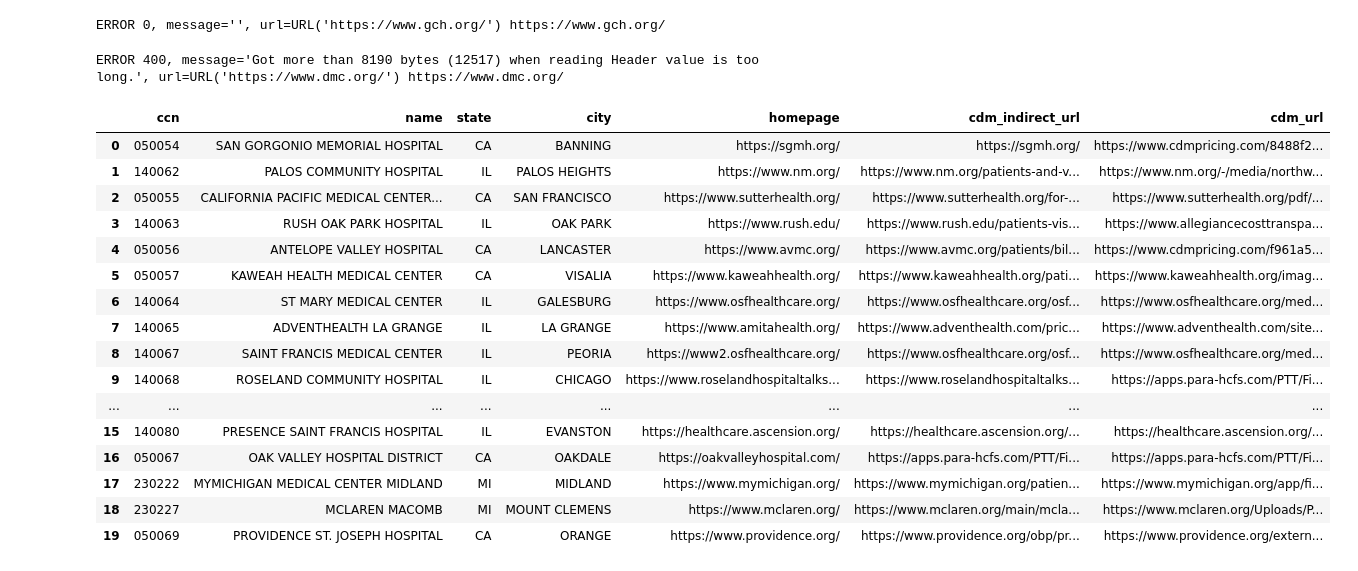
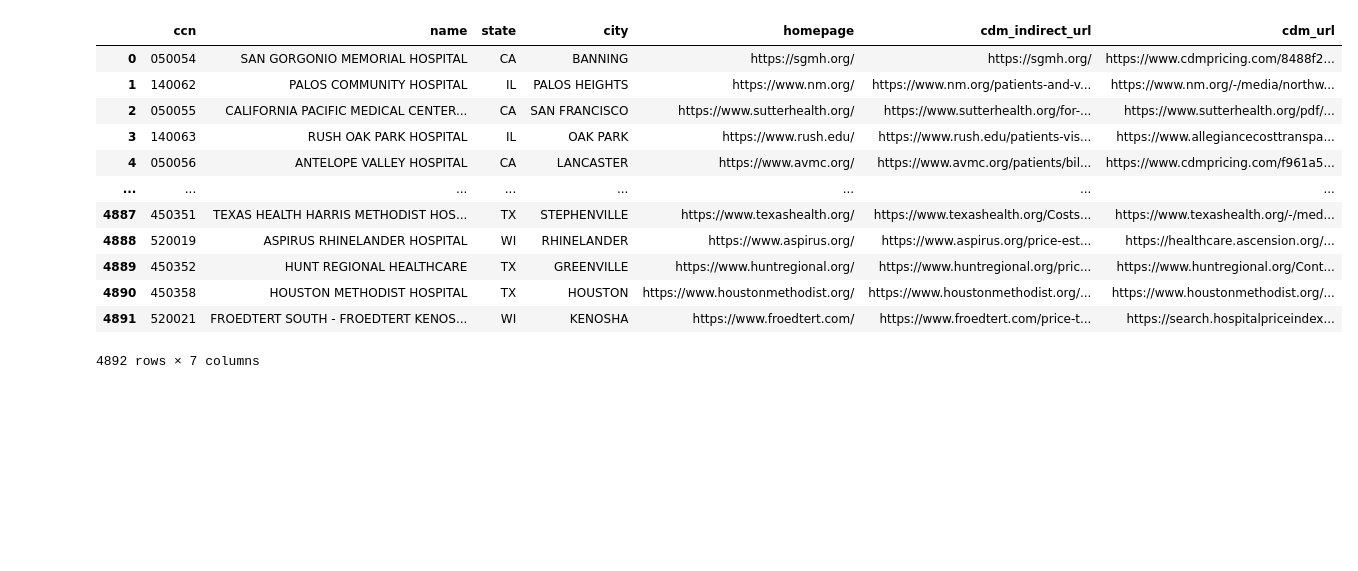
Before and after one commit to CaptainStabs/BountyScrapers, a Jupyter notebook: 11_hospitals/verifying_urls/price_transparency_audit_alec.ipynb, the cells around one changed output. Drawn from its saved outputs; the diff is of its cells as text; code cells hidden in the pictures; blank space fills up the shorter version.

```diff
--- a/11_hospitals/verifying_urls/price_transparency_audit_alec.ipynb
+++ b/11_hospitals/verifying_urls/price_transparency_audit_alec.ipynb
@@ -9,7 +9,7 @@
 import pandas as pd
 # df = pd.read_csv('paylesshealth/hospitals.csv')
 df = pd.read_csv('non-null.csv')
-df = df.head(50)
+# df = df.head()
 # %%
 import aiohttp
 import asyncio
@@ -28,6 +46,9 @@ def is_url(url):
 async def checker(session, url):
     if pd.isna(url):
         return pd.NA
+
+    if "/../" in url or "|" in url: # aiohttp is kinda not smart
+        return url
 
 
     headers= {
@@ -46,7 +67,7 @@ async def checker(session, url):
     "Referer": urlparse(url).netloc
     }
     try:
-        async with session.get(url, allow_redirects=True, ssl=False, raise_for_status=True, headers=headers) as r:
+        async with session.get(url, allow_redirects=True, ssl=False, raise_for_status=True, timeout=100, headers=headers) as r:
             if r.status == 200:
                 return url
             elif r.status == 404:
@@ -62,39 +83,43 @@ async def checker(session, url):
                 return url
 
     except aiohttp.ClientResponseError as e:
-        print("ERROR", e, url)
-        return pd.NA
+#         print("ERROR", e, url)
+        return url
+
+    except asyncio.TimeoutError:
+        return url
+
+    except aiohttp.ClientConnectionError:
+        return url
+
+    except KeyboardInterrupt:
+        import os; os.exit()
+    except Exception:
+        return url
 # %%
 from tqdm.asyncio import tqdm
 
 async def main():
     async with aiohttp.ClientSession(raise_for_status = True) as session:
-        cols = ["homepage", "cdm_url", "cdm_indirect_url"]
+        cols = ["cdm_url", "homepage", "cdm_indirect_url"]
         for col in cols:
-            df[col] = await tqdm.gather(*(checker(session, url) for url in df[col]))
+            df[col] = await tqdm.gather(*(checker(session, url) for url in df[col]), leave=True, position=0)
         return df
 # %%
 t = await main()
-# %% [output]
-ERROR 0, message='', url=URL('https://www.gch.org/') https://www.gch.org/
-ERROR 400, message='Got more than 8190 bytes (12517) when reading Header value is too long.', url=URL('https://www.dmc.org/') https://www.dmc.org/
 # %%
-t
+t.to_csv("checked_u")
 # %% [output]
 |  | ccn | name | state | city | homepage | cdm_indirect_url | cdm_url |
 | 0 | 050054 | SAN GORGONIO MEMORIAL HOSPITAL | CA | BANNING | https://sgmh.org/ | https://sgmh.org/ | https://www.cdmpricing.com/8488f2... |
 | 1 | 140062 | PALOS COMMUNITY HOSPITAL | IL | PALOS HEIGHTS | https://www.nm.org/ | https://www.nm.org/patients-and-v... | https://www.nm.org/-/media/northw... |
 | 2 | 050055 | CALIFORNIA PACIFIC MEDICAL CENTER... | CA | SAN FRANCISCO | https://www.sutterhealth.org/ | https://www.sutterhealth.org/for-... | https://www.sutterhealth.org/pdf/... |
 | 3 | 140063 | RUSH OAK PARK HOSPITAL | IL | OAK PARK | https://www.rush.edu/ | https://www.rush.edu/patients-vis... | https://www.allegiancecosttranspa... |
 | 4 | 050056 | ANTELOPE VALLEY HOSPITAL | CA | LANCASTER | https://www.avmc.org/ | https://www.avmc.org/patients/bil... | https://www.cdmpricing.com/f961a5... |
-| 5 | 050057 | KAWEAH HEALTH MEDICAL CENTER | CA | VISALIA | https://www.kaweahhealth.org/ | https://www.kaweahhealth.org/pati... | https://www.kaweahhealth.org/imag... |
-| 6 | 140064 | ST MARY MEDICAL CENTER | IL | GALESBURG | https://www.osfhealthcare.org/ | https://www.osfhealthcare.org/osf... | https://www.osfhealthcare.org/med... |
-| 7 | 140065 | ADVENTHEALTH LA GRANGE | IL | LA GRANGE | https://www.amitahealth.org/ | https://www.adventhealth.com/pric... | https://www.adventhealth.com/site... |
-| 8 | 140067 | SAINT FRANCIS MEDICAL CENTER | IL | PEORIA | https://www2.osfhealthcare.org/ | https://www.osfhealthcare.org/osf... | https://www.osfhealthcare.org/med... |
-| 9 | 140068 | ROSELAND COMMUNITY HOSPITAL | IL | CHICAGO | https://www.roselandhospitaltalks... | https://www.roselandhospitaltalks... | https://apps.para-hcfs.com/PTT/Fi... |
 | ... | ... | ... | ... | ... | ... | ... | ... |
-| 15 | 140080 | PRESENCE SAINT FRANCIS HOSPITAL | IL | EVANSTON | https://healthcare.ascension.org/ | https://healthcare.ascension.org/... | https://healthcare.ascension.org/... |
-| 16 | 050067 | OAK VALLEY HOSPITAL DISTRICT | CA | OAKDALE | https://oakvalleyhospital.com/ | https://apps.para-hcfs.com/PTT/Fi... | https://apps.para-hcfs.com/PTT/Fi... |
-| 17 | 230222 | MYMICHIGAN MEDICAL CENTER MIDLAND | MI | MIDLAND | https://www.mymichigan.org/ | https://www.mymichigan.org/patien... | https://www.mymichigan.org/app/fi... |
-| 18 | 230227 | MCLAREN MACOMB | MI | MOUNT CLEMENS | https://www.mclaren.org/ | https://www.mclaren.org/main/mcla... | https://www.mclaren.org/Uploads/P... |
-| 19 | 050069 | PROVIDENCE ST. JOSEPH HOSPITAL | CA | ORANGE | https://www.providence.org/ | https://www.providence.org/obp/pr... | https://www.providence.org/extern... |
+| 4887 | 450351 | TEXAS HEALTH HARRIS METHODIST HOS... | TX | STEPHENVILLE | https://www.texashealth.org/ | https://www.texashealth.org/Costs... | https://www.texashealth.org/-/med... |
+| 4888 | 520019 | ASPIRUS RHINELANDER HOSPITAL | WI | RHINELANDER | https://www.aspirus.org/ | https://www.aspirus.org/price-est... | https://healthcare.ascension.org/... |
+| 4889 | 450352 | HUNT REGIONAL HEALTHCARE | TX | GREENVILLE | https://www.huntregional.org/ | https://www.huntregional.org/pric... | https://www.huntregional.org/Cont... |
+| 4890 | 450358 | HOUSTON METHODIST HOSPITAL | TX | HOUSTON | https://www.houstonmethodist.org/ | https://www.houstonmethodist.org/... | https://www.houstonmethodist.org/... |
+| 4891 | 520021 | FROEDTERT SOUTH - FROEDTERT KENOS... | WI | KENOSHA | https://www.froedtert.com/ | https://www.froedtert.com/price-t... | https://search.hospitalpriceindex... |
+4892 rows × 7 columns
```
Also changed, not shown: parts of 1 cell of this notebook, 1 other file.
